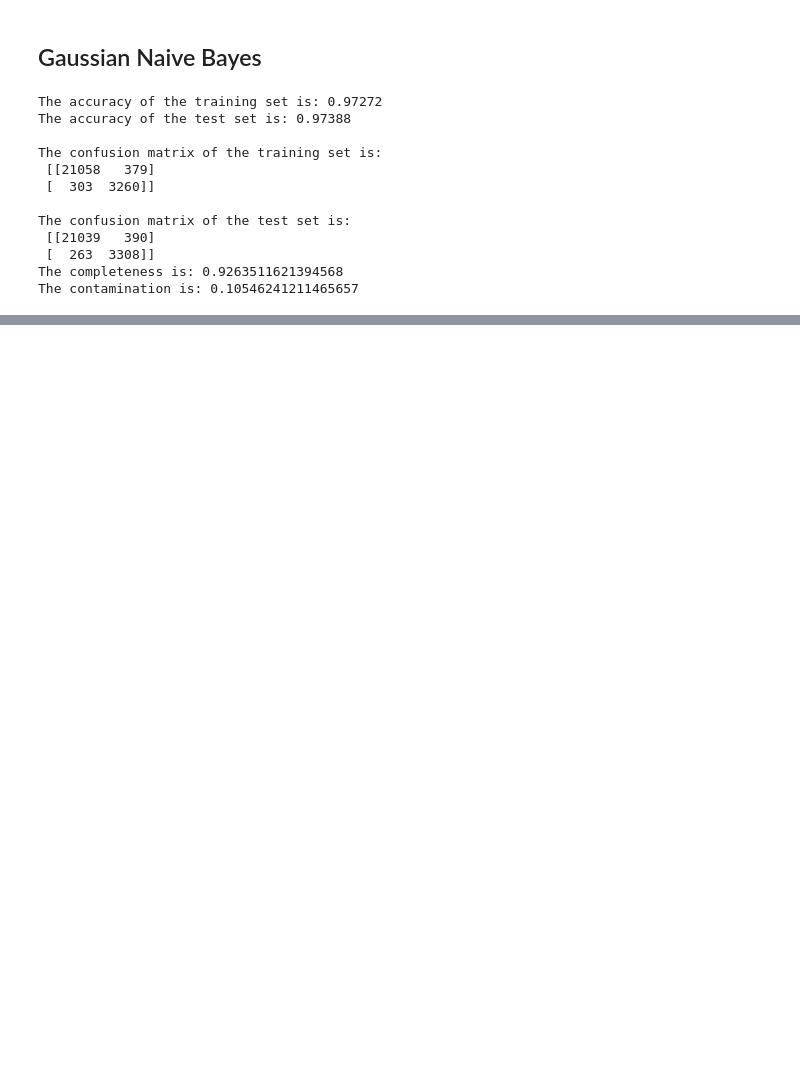
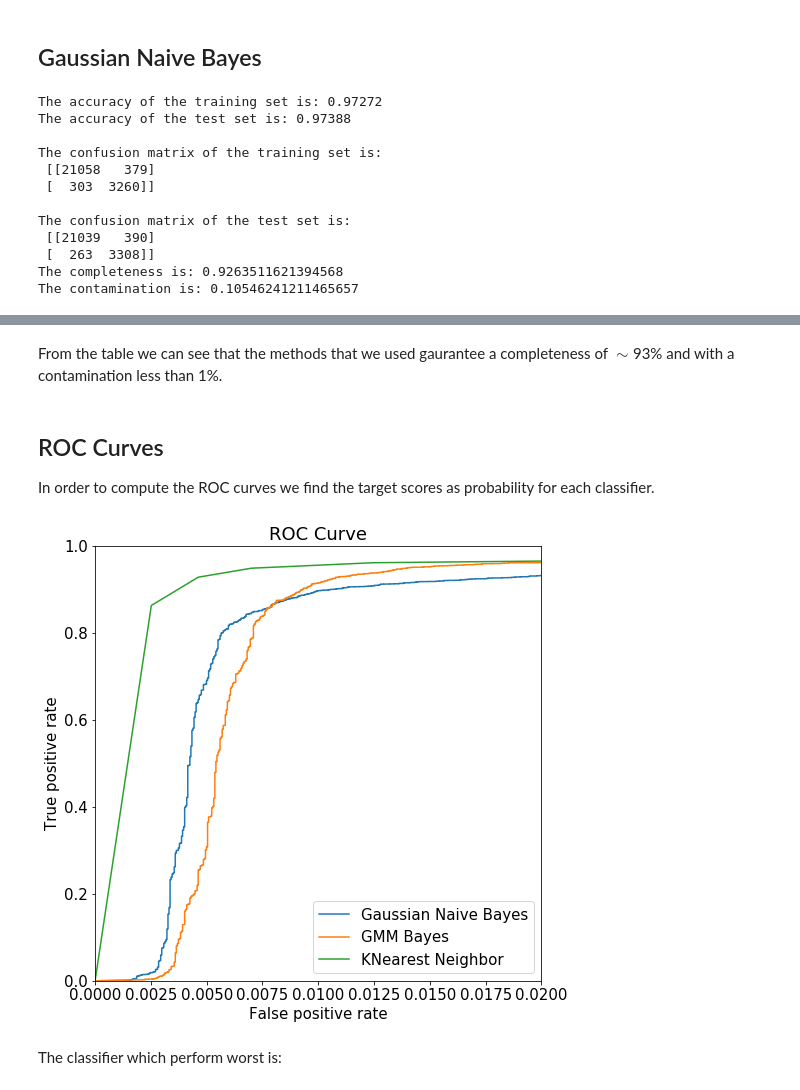
Before and after one commit to Federicatt/astrostatistics_bicocca_2023, a Jupyter notebook: working/L19_GalaxyvsQSO.ipynb, the cells around one changed output, grey strips where cells are left out. Drawn from its saved outputs; the diff is of its cells as text; code cells hidden in the pictures; blank space fills up the shorter version.

```diff
--- a/working/L19_GalaxyvsQSO.ipynb
+++ b/working/L19_GalaxyvsQSO.ipynb
@@ -200,0 +382,33 @@ fig, ax = plt.figure(figuresize=(13, 14))
+# %% [markdown]
+From the table we can see that the methods that we used gaurantee a completeness of $\sim$93% and with a contamination less than 1%.
+# %% [markdown]
+## ROC Curves
+
+In order to compute the ROC curves we find the target scores as probability for each classifier.
+# %%
+#GN Bayes
+y_prob_gnb = gnb.predict_proba(xtest)[:, 1]
+fpr_gnb, tpr_gnb, thresh_gnb = roc_curve(ytest, y_prob_gnb)
+
+#GMM Bayes
+y_prob_gmm = gmm.predict_proba(xtest)[:, 1]
+fpr_gmm, tpr_gmm, thresh_gmm = roc_curve(ytest, y_prob_gmm)
+
+#KN Neighbor
+y_prob_knc = knc. predict_proba(xtest)[:, 1]
+fpr_knc, tpr_knc, thresh_knc = roc_curve(ytest, y_prob_knc)
+
+plt.plot(fpr_gnb, tpr_gnb, label='Gaussian Naive Bayes')
+plt.plot(fpr_gmm, tpr_gmm, label='GMM Bayes')
+plt.plot(fpr_knc, tpr_knc, label='KNearest Neighbor')
+plt.title('ROC Curve')
+plt.xlabel('False positive rate')
+plt.ylabel('True positive rate')
+plt.xlim(0.0, 0.02)
+plt.ylim(0.0, 1)
+plt.legend()
+plt.show()
+# %% [output]
+[figure, added]
+# %% [markdown]
+The classifier which perform worst is:
```
Also changed, not shown: parts of 14 cells of this notebook.
